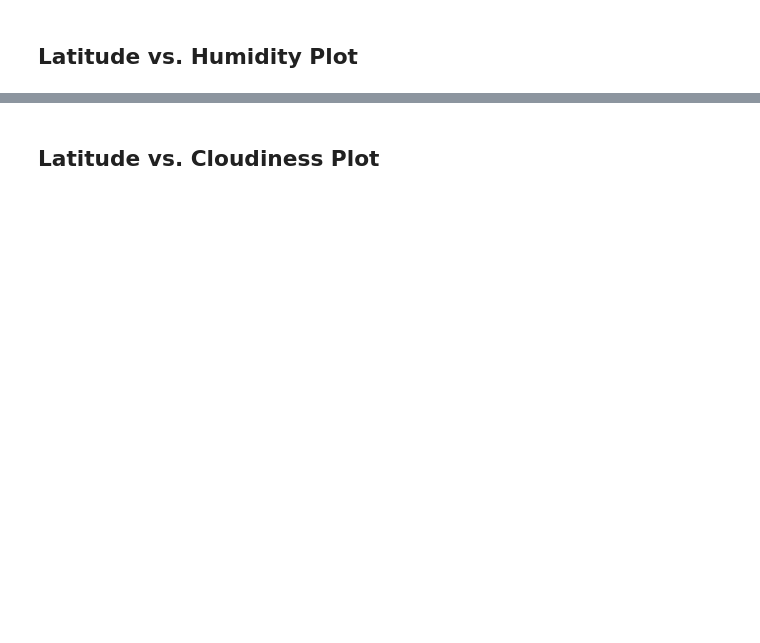
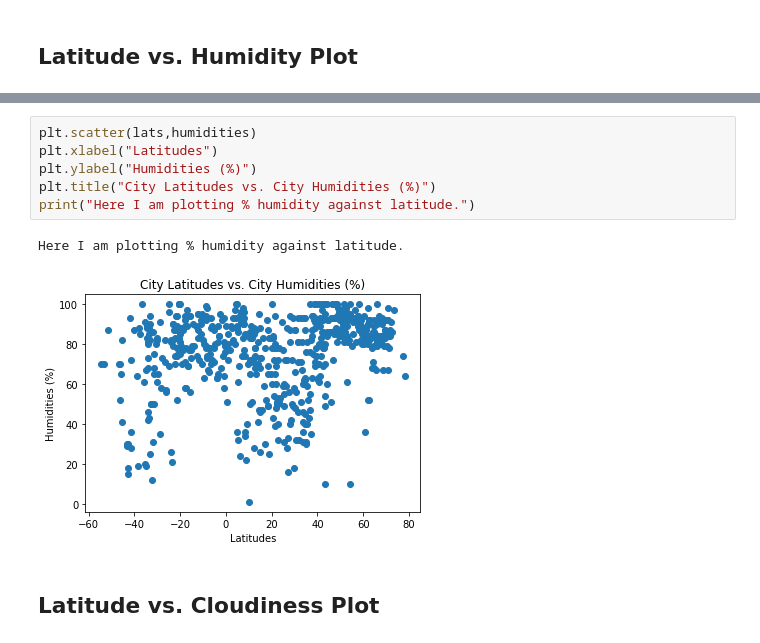
Before and after one commit to Uc71/Plotting-Global-Weather-by-Latitude, a Jupyter notebook: WeatherPy/WeatherPy.ipynb, the cells around one changed output, grey strips where cells are left out. Drawn from its saved outputs; the diff is of its cells as text; blank space fills up the shorter version.

```diff
--- a/WeatherPy/WeatherPy.ipynb
+++ b/WeatherPy/WeatherPy.ipynb
@@ -171,2 +164,11 @@ Int64Index([], dtype='int64')
+# %%
+plt.scatter(lats,humidities)
+plt.xlabel("Latitudes")
+plt.ylabel("Humidities (%)")
+plt.title("City Latitudes vs. City Humidities (%)")
+print("Here I am plotting % humidity against latitude.")
+# %% [output]
+Here I am plotting % humidity against latitude.
+[figure, added]
 # %% [markdown]
 ## Latitude vs. Cloudiness Plot
```
Also changed, not shown: parts of 30 cells of this notebook.
